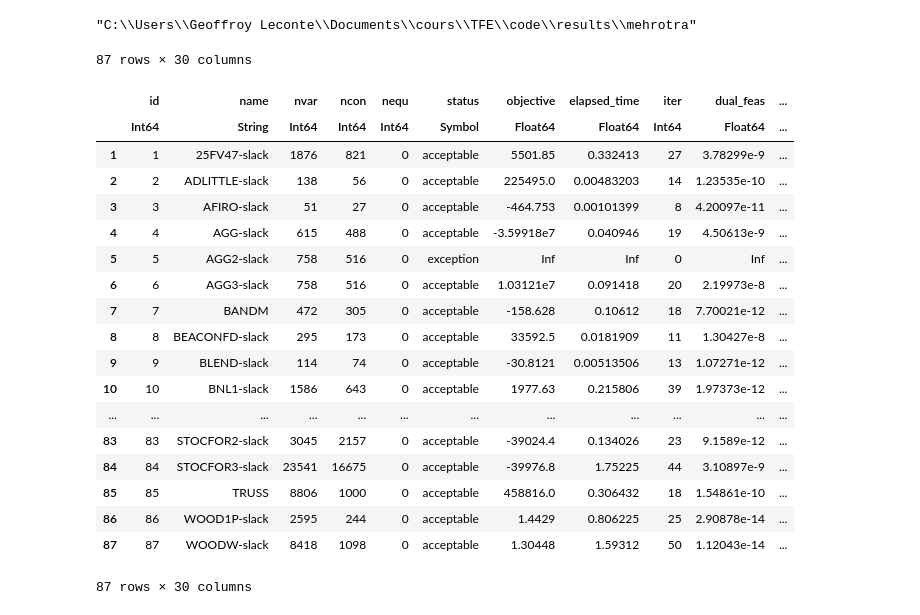
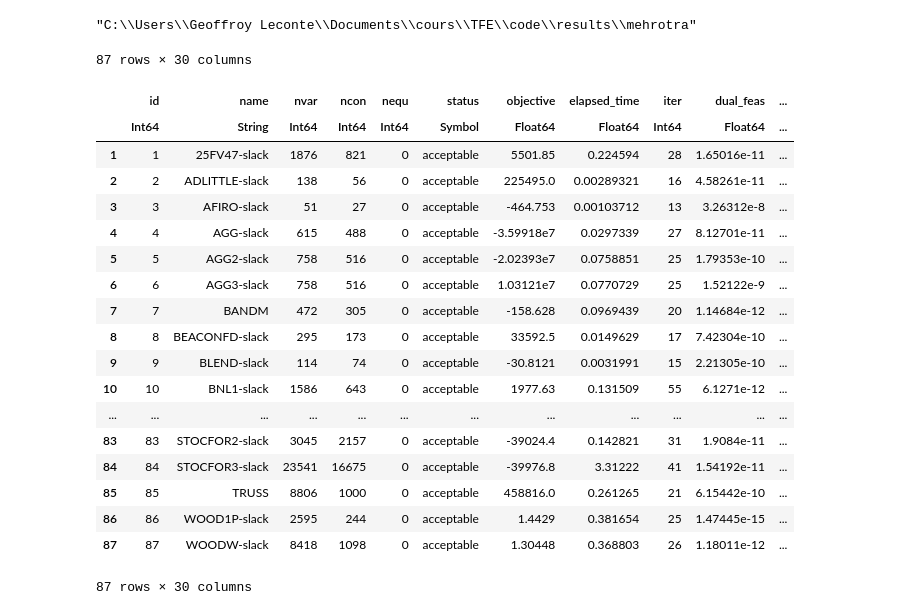
Before and after one commit to geoffroyleconte/StageOptim, a Jupyter notebook: Mehrotra_bounds_x.ipynb, the cells around one changed output. Drawn from its saved outputs; the diff is of its cells as text; code cells hidden in the pictures.

Commit message:
test sur tout netlib scaling

```diff
--- a/Mehrotra_bounds_x.ipynb
+++ b/Mehrotra_bounds_x.ipynb
@@ -1334,32 +1412,32 @@ res_path = "C:\\Users\\Geoffroy Leconte\\Documents\\cours\\TFE\\code\\results\\m
 "C:\\Users\\Geoffroy Leconte\\Documents\\cours\\TFE\\code\\results\\mehrotra"
 # %%
 # with LDLFactorization
-file = jldopen(string(res_path, "\\mehrotra_ldl1.jld2"), "r")
+file = jldopen(string(res_path, "\\mehrotra_ldl2_scaling.jld2"), "r")
 withenv("COLUMNS" => 600, "LINES" => 200) do
     display(file["stats"])
 end
 
 close(file)
 # %% [output]
 87 rows × 30 columns
 |  | id | name | nvar | ncon | nequ | status | objective | elapsed_time | iter | dual_feas | ... |
 |  | Int64 | String | Int64 | Int64 | Int64 | Symbol | Float64 | Float64 | Int64 | Float64 | ... |
-| 1 | 1 | 25FV47-slack | 1876 | 821 | 0 | acceptable | 5501.85 | 0.332413 | 27 | 3.78299e-9 | ... |
-| 2 | 2 | ADLITTLE-slack | 138 | 56 | 0 | acceptable | 225495.0 | 0.00483203 | 14 | 1.23535e-10 | ... |
-| 3 | 3 | AFIRO-slack | 51 | 27 | 0 | acceptable | -464.753 | 0.00101399 | 8 | 4.20097e-11 | ... |
-| 4 | 4 | AGG-slack | 615 | 488 | 0 | acceptable | -3.59918e7 | 0.040946 | 19 | 4.50613e-9 | ... |
-| 5 | 5 | AGG2-slack | 758 | 516 | 0 | exception | Inf | Inf | 0 | Inf | ... |
-| 6 | 6 | AGG3-slack | 758 | 516 | 0 | acceptable | 1.03121e7 | 0.091418 | 20 | 2.19973e-8 | ... |
-| 7 | 7 | BANDM | 472 | 305 | 0 | acceptable | -158.628 | 0.10612 | 18 | 7.70021e-12 | ... |
-| 8 | 8 | BEACONFD-slack | 295 | 173 | 0 | acceptable | 33592.5 | 0.0181909 | 11 | 1.30427e-8 | ... |
-| 9 | 9 | BLEND-slack | 114 | 74 | 0 | acceptable | -30.8121 | 0.00513506 | 13 | 1.07271e-12 | ... |
-| 10 | 10 | BNL1-slack | 1586 | 643 | 0 | acceptable | 1977.63 | 0.215806 | 39 | 1.97373e-12 | ... |
+| 1 | 1 | 25FV47-slack | 1876 | 821 | 0 | acceptable | 5501.85 | 0.224594 | 28 | 1.65016e-11 | ... |
+| 2 | 2 | ADLITTLE-slack | 138 | 56 | 0 | acceptable | 225495.0 | 0.00289321 | 16 | 4.58261e-11 | ... |
+| 3 | 3 | AFIRO-slack | 51 | 27 | 0 | acceptable | -464.753 | 0.00103712 | 13 | 3.26312e-8 | ... |
+| 4 | 4 | AGG-slack | 615 | 488 | 0 | acceptable | -3.59918e7 | 0.0297339 | 27 | 8.12701e-11 | ... |
+| 5 | 5 | AGG2-slack | 758 | 516 | 0 | acceptable | -2.02393e7 | 0.0758851 | 25 | 1.79353e-10 | ... |
+| 6 | 6 | AGG3-slack | 758 | 516 | 0 | acceptable | 1.03121e7 | 0.0770729 | 25 | 1.52122e-9 | ... |
+| 7 | 7 | BANDM | 472 | 305 | 0 | acceptable | -158.628 | 0.0969439 | 20 | 1.14684e-12 | ... |
+| 8 | 8 | BEACONFD-slack | 295 | 173 | 0 | acceptable | 33592.5 | 0.0149629 | 17 | 7.42304e-10 | ... |
+| 9 | 9 | BLEND-slack | 114 | 74 | 0 | acceptable | -30.8121 | 0.0031991 | 15 | 2.21305e-10 | ... |
+| 10 | 10 | BNL1-slack | 1586 | 643 | 0 | acceptable | 1977.63 | 0.131509 | 55 | 6.1271e-12 | ... |
 | ... | ... | ... | ... | ... | ... | ... | ... | ... | ... | ... | ... |
-| 83 | 83 | STOCFOR2-slack | 3045 | 2157 | 0 | acceptable | -39024.4 | 0.134026 | 23 | 9.1589e-12 | ... |
-| 84 | 84 | STOCFOR3-slack | 23541 | 16675 | 0 | acceptable | -39976.8 | 1.75225 | 44 | 3.10897e-9 | ... |
-| 85 | 85 | TRUSS | 8806 | 1000 | 0 | acceptable | 458816.0 | 0.306432 | 18 | 1.54861e-10 | ... |
-| 86 | 86 | WOOD1P-slack | 2595 | 244 | 0 | acceptable | 1.4429 | 0.806225 | 25 | 2.90878e-14 | ... |
-| 87 | 87 | WOODW-slack | 8418 | 1098 | 0 | acceptable | 1.30448 | 1.59312 | 50 | 1.12043e-14 | ... |
+| 83 | 83 | STOCFOR2-slack | 3045 | 2157 | 0 | acceptable | -39024.4 | 0.142821 | 31 | 1.9084e-11 | ... |
+| 84 | 84 | STOCFOR3-slack | 23541 | 16675 | 0 | acceptable | -39976.8 | 3.31222 | 41 | 1.54192e-11 | ... |
+| 85 | 85 | TRUSS | 8806 | 1000 | 0 | acceptable | 458816.0 | 0.261265 | 21 | 6.15442e-10 | ... |
+| 86 | 86 | WOOD1P-slack | 2595 | 244 | 0 | acceptable | 1.4429 | 0.381654 | 25 | 1.47445e-15 | ... |
+| 87 | 87 | WOODW-slack | 8418 | 1098 | 0 | acceptable | 1.30448 | 0.368803 | 26 | 1.18011e-12 | ... |
 # %%
 # LDLFactorization + memorize permutations
 file3 = jldopen(string(res_path, "\\mehrotra_ldl1_permute.jld2"), "r")
```
Also changed, not shown: parts of 15 cells of this notebook.
